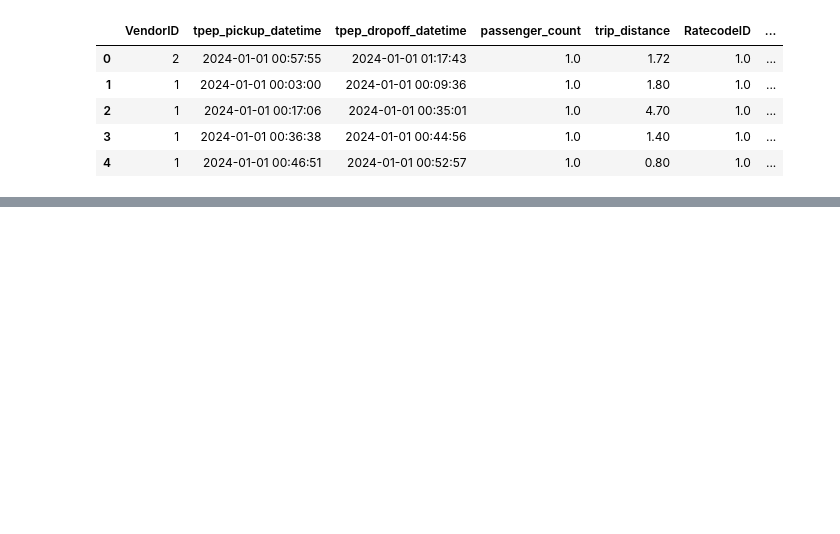
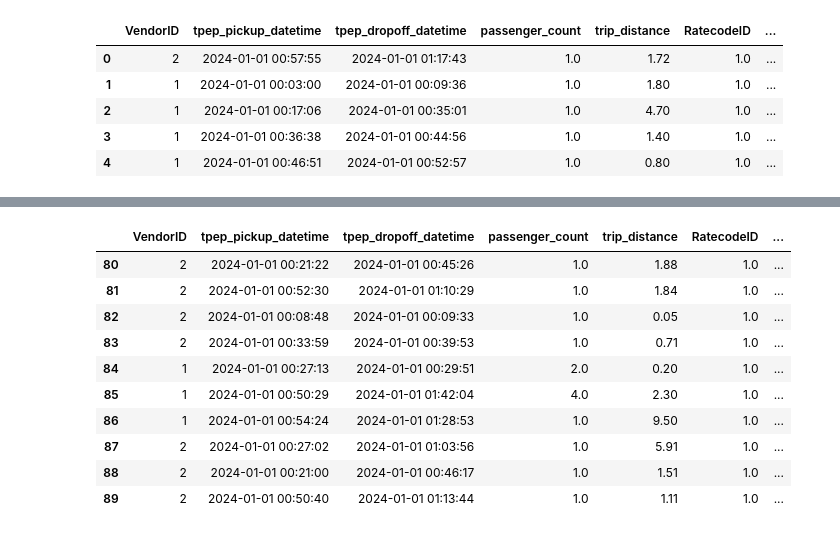
Before and after one commit to Periyzat/mlops-zoomcamp, a Jupyter notebook: 01-intro/homework1.ipynb, the cells around one changed output, grey strips where cells are left out. Drawn from its saved outputs; the diff is of its cells as text; code cells hidden in the pictures; blank space fills up the shorter version.

```diff
--- a/01-intro/homework1.ipynb
+++ b/01-intro/homework1.ipynb
@@ -15,0 +40,9 @@ import sklearn
+# %%
+# 1. tpep_dropoff_datetime/tpep_pickup_datetime are given as string in df so we need to convert them to datetime
+# 2. convert duration to minutes
+
+df.tpep_dropoff_datetime = pd.to_datetime(df['tpep_dropoff_datetime'])
+df.tpep_pickup_datetime = pd.to_datetime(df['tpep_pickup_datetime'])
+
+df['duration'] = df['tpep_dropoff_datetime'] - df['tpep_pickup_datetime']
+df.head()
@@ -15,0 +56,15 @@ import sklearn
+# %%
+df.duration = df.duration.apply(lambda td: td.total_seconds()/60)
+df[80:90]
+# %% [output]
+|  | VendorID | tpep_pickup_datetime | tpep_dropoff_datetime | passenger_count | trip_distance | RatecodeID | ... |
+| 80 | 2 | 2024-01-01 00:21:22 | 2024-01-01 00:45:26 | 1.0 | 1.88 | 1.0 | ... |
+| 81 | 2 | 2024-01-01 00:52:30 | 2024-01-01 01:10:29 | 1.0 | 1.84 | 1.0 | ... |
+| 82 | 2 | 2024-01-01 00:08:48 | 2024-01-01 00:09:33 | 1.0 | 0.05 | 1.0 | ... |
+| 83 | 2 | 2024-01-01 00:33:59 | 2024-01-01 00:39:53 | 1.0 | 0.71 | 1.0 | ... |
+| 84 | 1 | 2024-01-01 00:27:13 | 2024-01-01 00:29:51 | 2.0 | 0.20 | 1.0 | ... |
+| 85 | 1 | 2024-01-01 00:50:29 | 2024-01-01 01:42:04 | 4.0 | 2.30 | 1.0 | ... |
+| 86 | 1 | 2024-01-01 00:54:24 | 2024-01-01 01:28:53 | 1.0 | 9.50 | 1.0 | ... |
+| 87 | 2 | 2024-01-01 00:27:02 | 2024-01-01 01:03:56 | 1.0 | 5.91 | 1.0 | ... |
+| 88 | 2 | 2024-01-01 00:21:00 | 2024-01-01 00:46:17 | 1.0 | 1.51 | 1.0 | ... |
+| 89 | 2 | 2024-01-01 00:50:40 | 2024-01-01 01:13:44 | 1.0 | 1.11 | 1.0 | ... |
```
Also changed, not shown: parts of 9 cells of this notebook, 2 other files.
